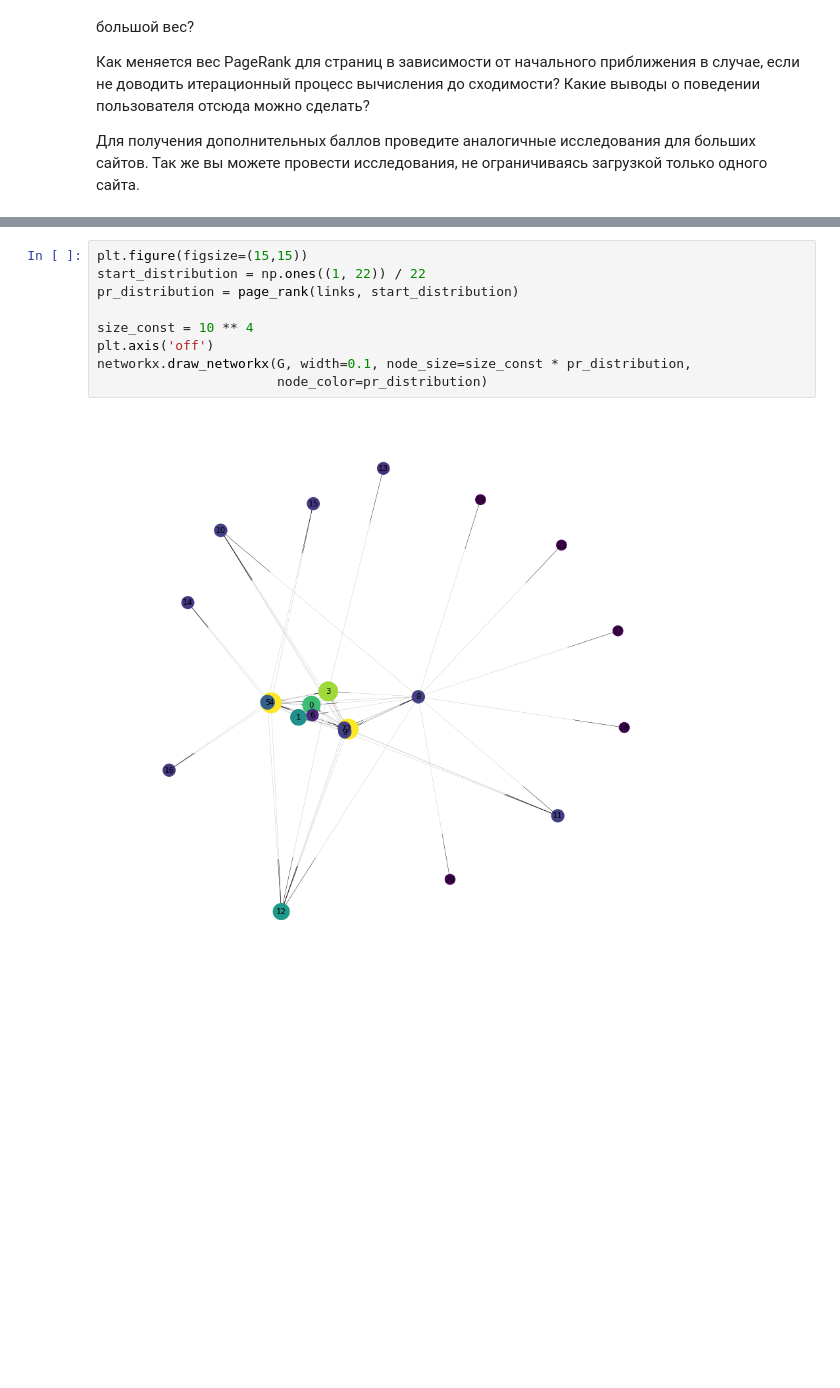
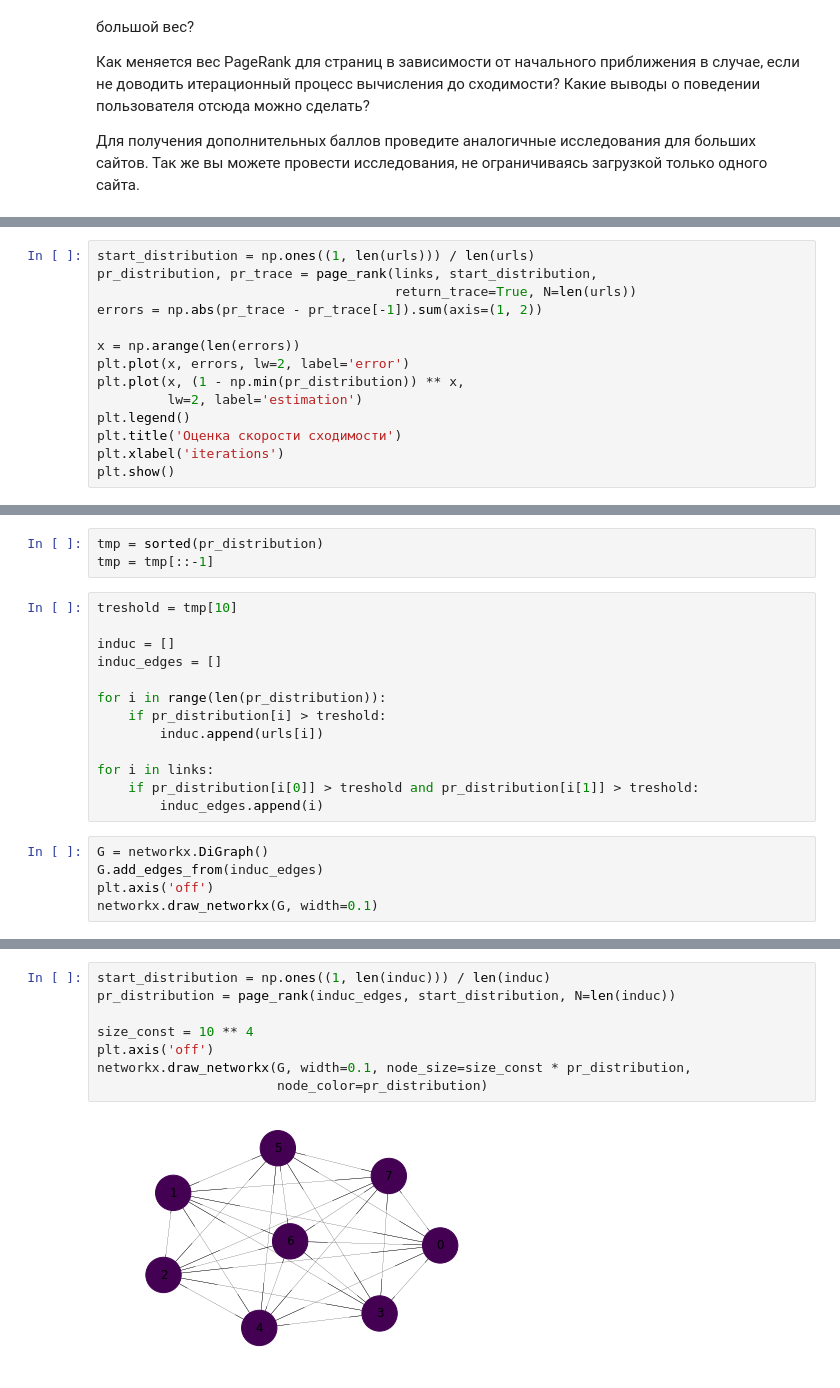
Before and after one commit to svinkapeppa/stochastic, a Jupyter notebook: lab_3/3.23.ipynb, the cells around one changed output, grey strips where cells are left out. Drawn from its saved outputs; the diff is of its cells as text; blank space fills up the shorter version.

```diff
--- a/lab_3/3.23.ipynb
+++ b/lab_3/3.23.ipynb
@@ -370,0 +690,14 @@ networkx.draw_networkx(G, width=0.1)
+# %%
+start_distribution = np.ones((1, len(urls))) / len(urls)
+pr_distribution, pr_trace = page_rank(links, start_distribution,
+                                      return_trace=True, N=len(urls))
+errors = np.abs(pr_trace - pr_trace[-1]).sum(axis=(1, 2))
+
+x = np.arange(len(errors))
+plt.plot(x, errors, lw=2, label='error')
+plt.plot(x, (1 - np.min(pr_distribution)) ** x,
+         lw=2, label='estimation')
+plt.legend()
+plt.title('Оценка скорости сходимости')
+plt.xlabel('iterations')
+plt.show()
@@ -370,0 +706,21 @@ networkx.draw_networkx(G, width=0.1)
+# %%
+tmp = sorted(pr_distribution)
+tmp = tmp[::-1]
+# %%
+treshold = tmp[10]
+
+induc = []
+induc_edges = []
+
+for i in range(len(pr_distribution)):
+    if pr_distribution[i] > treshold:
+        induc.append(urls[i])
+
+for i in links:
+    if pr_distribution[i[0]] > treshold and pr_distribution[i[1]] > treshold:
+        induc_edges.append(i)
+# %%
+G = networkx.DiGraph()
+G.add_edges_from(induc_edges)
+plt.axis('off')
+networkx.draw_networkx(G, width=0.1)
@@ -371,11 +729,10 @@ networkx.draw_networkx(G, width=0.1)
 # %%
-plt.figure(figsize=(15,15))
-start_distribution = np.ones((1, 22)) / 22
-pr_distribution = page_rank(links, start_distribution)
+start_distribution = np.ones((1, len(induc))) / len(induc)
+pr_distribution = page_rank(induc_edges, start_distribution, N=len(induc))
 
 size_const = 10 ** 4
 plt.axis('off')
 networkx.draw_networkx(G, width=0.1, node_size=size_const * pr_distribution,
                        node_color=pr_distribution)
 # %% [output]
-[figure, old version]
+[figure, new version]
```
Also changed, not shown: parts of 67 cells of this notebook.
